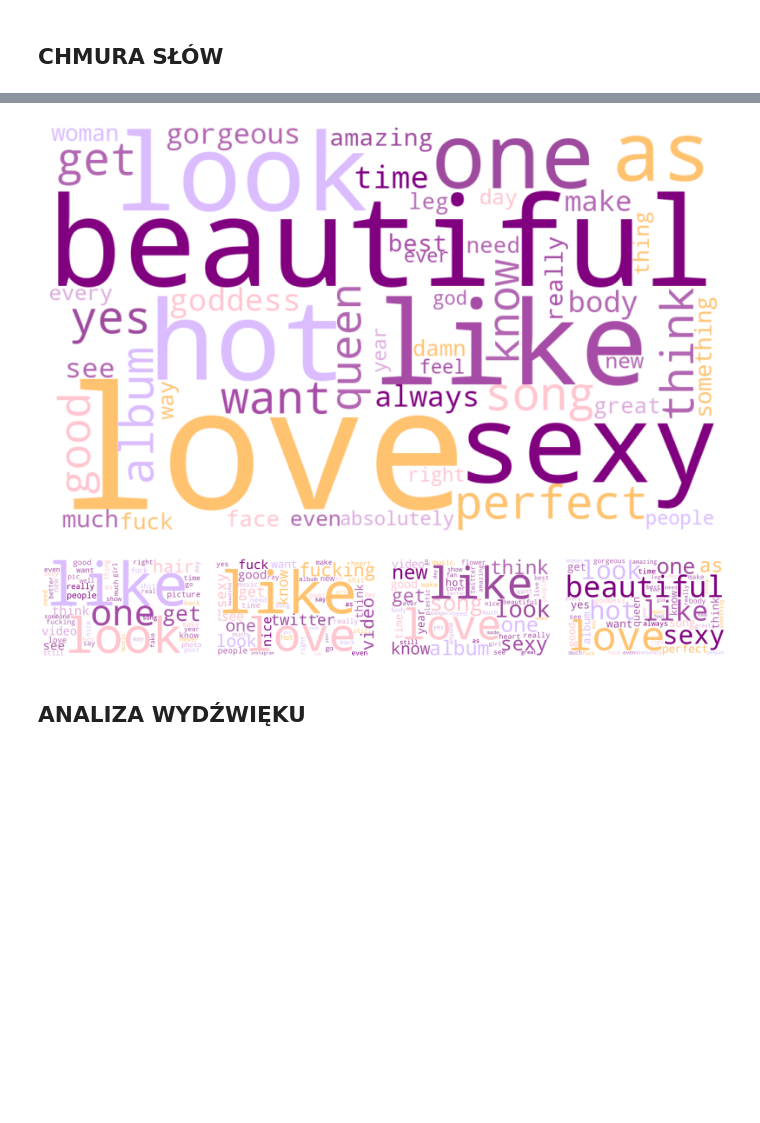
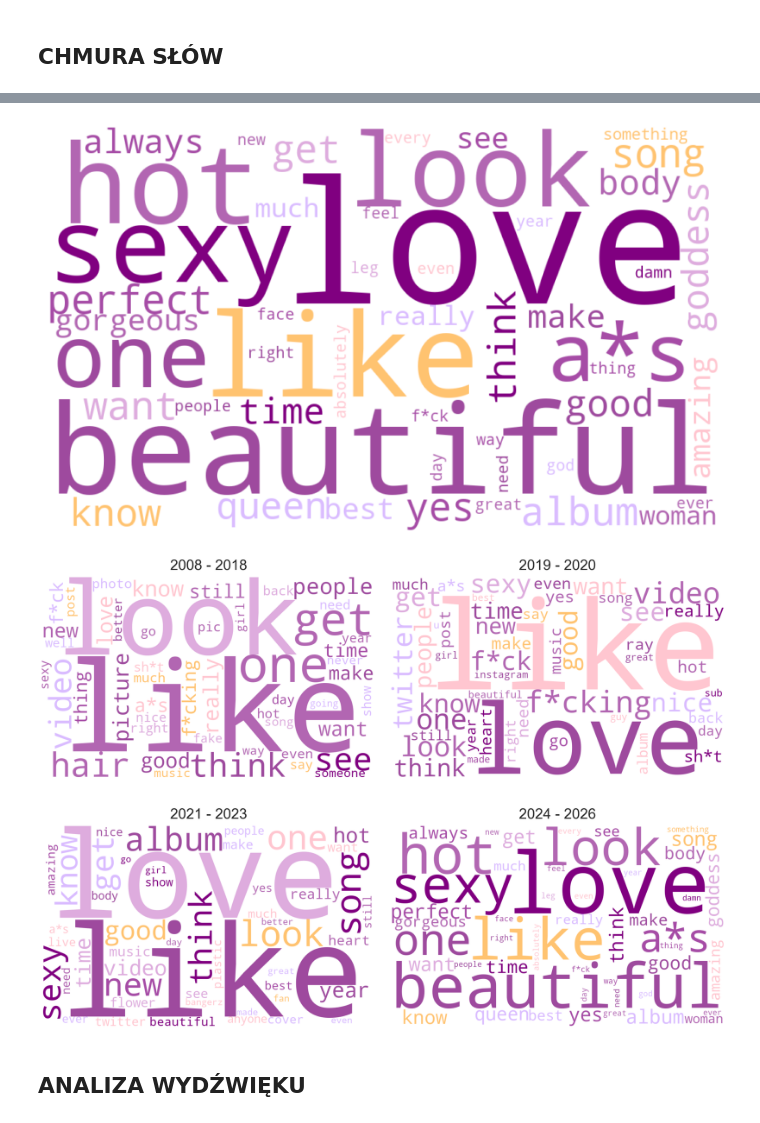
Before and after one commit to iga-bochniak/Spolecznosc-muzyczna-Reddit, a Jupyter notebook: text_mining_miley_2008_2026.ipynb, the cells around one changed output, grey strips where cells are left out. Drawn from its saved outputs; the diff is of its cells as text; code cells hidden in the pictures; blank space fills up the shorter version.

```diff
--- a/text_mining_miley_2008_2026.ipynb
+++ b/text_mining_miley_2008_2026.ipynb
@@ -155,6 +155,7 @@ data_miley_08_18_df['tresc'] = data_miley_08_18_df['tresc'].apply(lambda x: re.s
 data_miley_08_18_df['tresc'] = data_miley_08_18_df['tresc'].apply(lambda x: re.sub("[^\w\s']+", "", x)) #znaki interpunkcyjne i ich ciagi np (???!!!) ale zachowuje apostrofy
 data_miley_08_18_df['tresc'] = data_miley_08_18_df['tresc'].apply(lambda x: str(x).strip()) #spacje okalajace wyraz otacza
 data_miley_08_18_df['tresc'] = data_miley_08_18_df['tresc'].apply(normalize_text)
+data_miley_08_18_df['tresc'] = data_miley_08_18_df['tresc'].apply(cenzuruj_wulgaryzmy)
 data_miley_08_18_df['tresc'] = data_miley_08_18_df['tresc'].apply(lambda x: remove_my_stopwords(x))
 data_miley_08_18_df['tresc'] = data_miley_08_18_df['tresc'].apply(lambda x: " ".join(x))
 # %%
@@ -170,6 +171,7 @@ data_miley_19_20_df['tresc'] = data_miley_19_20_df['tresc'].apply(lambda x: re.s
 data_miley_19_20_df['tresc'] = data_miley_19_20_df['tresc'].apply(lambda x: re.sub("[^\w\s']+", "", x)) #znaki interpunkcyjne i ich ciagi np (???!!!) ale zachowuje apostrofy
 data_miley_19_20_df['tresc'] = data_miley_19_20_df['tresc'].apply(lambda x: str(x).strip()) #spacje okalajace wyraz otacza
 data_miley_19_20_df['tresc'] = data_miley_19_20_df['tresc'].apply(normalize_text)
+data_miley_19_20_df['tresc'] = data_miley_19_20_df['tresc'].apply(cenzuruj_wulgaryzmy)
 data_miley_19_20_df['tresc'] = data_miley_19_20_df['tresc'].apply(lambda x: remove_my_stopwords(x))
 data_miley_19_20_df['tresc'] = data_miley_19_20_df['tresc'].apply(lambda x: " ".join(x))
 # %%
@@ -185,6 +187,7 @@ data_miley_21_23_df['tresc'] = data_miley_21_23_df['tresc'].apply(lambda x: re.s
 data_miley_21_23_df['tresc'] = data_miley_21_23_df['tresc'].apply(lambda x: re.sub("[^\w\s']+", "", x)) #znaki interpunkcyjne i ich ciagi np (???!!!) ale zachowuje apostrofy
 data_miley_21_23_df['tresc'] = data_miley_21_23_df['tresc'].apply(lambda x: str(x).strip()) #spacje okalajace wyraz otacza
 data_miley_21_23_df['tresc'] = data_miley_21_23_df['tresc'].apply(normalize_text)
+data_miley_21_23_df['tresc'] = data_miley_21_23_df['tresc'].apply(cenzuruj_wulgaryzmy)
 data_miley_21_23_df['tresc'] = data_miley_21_23_df['tresc'].apply(lambda x: remove_my_stopwords(x))
 data_miley_21_23_df['tresc'] = data_miley_21_23_df['tresc'].apply(lambda x: " ".join(x))
 # %%
@@ -200,6 +203,7 @@ data_miley_24_26_df['tresc'] = data_miley_24_26_df['tresc'].apply(lambda x: re.s
 data_miley_24_26_df['tresc'] = data_miley_24_26_df['tresc'].apply(lambda x: re.sub("[^\w\s']+", "", x)) #znaki interpunkcyjne i ich ciagi np (???!!!) ale zachowuje apostrofy
 data_miley_24_26_df['tresc'] = data_miley_24_26_df['tresc'].apply(lambda x: str(x).strip()) #spacje okalajace wyraz otacza
 data_miley_24_26_df['tresc'] = data_miley_24_26_df['tresc'].apply(normalize_text)
+data_miley_24_26_df['tresc'] = data_miley_24_26_df['tresc'].apply(cenzuruj_wulgaryzmy)
 data_miley_24_26_df['tresc'] = data_miley_24_26_df['tresc'].apply(lambda x: remove_my_stopwords(x))
 data_miley_24_26_df['tresc'] = data_miley_24_26_df['tresc'].apply(lambda x: " ".join(x))
 # %%
@@ -594,7 +630,7 @@ with open("chmura_miley_21_23.svg", "w", encoding="utf-8") as f:
 #Wywołanie obiektu odpowiedzialnego za tworzenie chmury słów WordCloud()
 # 2024 - 2026
 plt.figure(figsize=(10,10))
-wc_24_26 = WordCloud(background_color = 'white', color_func = color_function, max_words = 50, width=1000, height=600, colormap = cm.plasma).generate_from_frequencies(wystapienia_24_26)
+wc_24_26 = WordCloud(background_color = 'white', color_func = color_function, max_words = 50, random_state = 42, width=1000, height=600, colormap = cm.plasma).generate_from_frequencies(wystapienia_24_26)
 #Utwórz chmurę słow za pomocą funkcj wc.generate(), a następnie ją wyświetl za pomocą funkcji plt.imshow()
 plt.imshow(wc_24_26, interpolation = 'bilinear')
 plt.axis('off');
@@ -604,27 +640,36 @@ svg_string = wc_24_26.to_svg(embed_font=True)
 with open("chmura_miley_24_26.svg", "w", encoding="utf-8") as f:
     f.write(svg_string)
 # %% [output]
-[figure, old version]
+[figure, new version]
 # %%
-fig, axes = plt.subplots(nrows = 1, ncols = 4, figsize = (20, 10))
+#fig, axes = plt.subplots(nrows = 1, ncols = 4, figsize = (20, 10))
+
+fig, axes = plt.subplots(nrows=2, ncols=2, figsize=(20, 15))
+
+axes = axes.flatten()
 
 axes[0].imshow(wc_08_18, interpolation='bilinear')
+axes[0].set_title('2008 - 2018', fontsize=30, pad=15)
 axes[0].axis('off')
 
 axes[1].imshow(wc_19_20, interpolation='bilinear')
+axes[1].set_title('2019 - 2020', fontsize=30, pad=15)
 axes[1].axis('off')
 
 axes[2].imshow(wc_21_23, interpolation='bilinear')
+axes[2].set_title('2021 - 2023', fontsize=30, pad=15)
 axes[2].axis('off')
 
 axes[3].imshow(wc_24_26, interpolation='bilinear')
+axes[3].set_title('2024 - 2026', fontsize=30, pad=15)
 axes[3].axis('off')
 
 plt.tight_layout(w_pad = 3.0)
 
-plt.savefig("kolaż_chmur_miley.svg", format = "svg", bbox_inches = 'tight', pad_inches = 0.1)
+#plt.savefig("kolaż_chmur_miley.svg", format = "svg", bbox_inches = 'tight', pad_inches = 0.1)
+plt.savefig("kolaż_chmur_miley.png", format = "png", bbox_inches = 'tight', pad_inches = 0.1)
 # %% [output]
-[figure, old version]
+[figure, new version]
 # %% [markdown]
 ## ANALIZA WYDŹWIĘKU
 # %%
```
Also changed, not shown: parts of 25 cells of this notebook, 9 other files.
